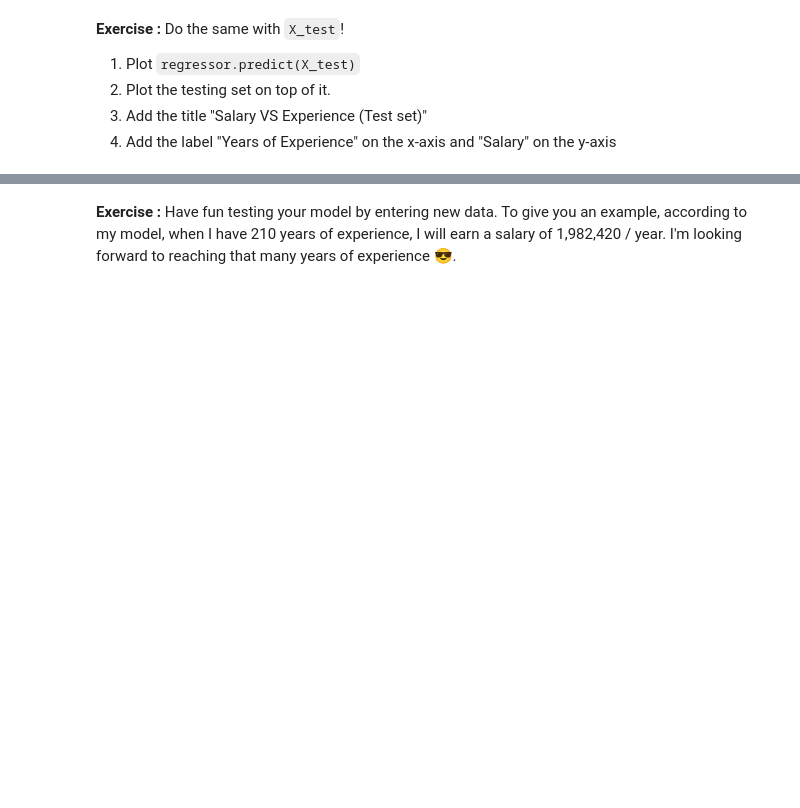
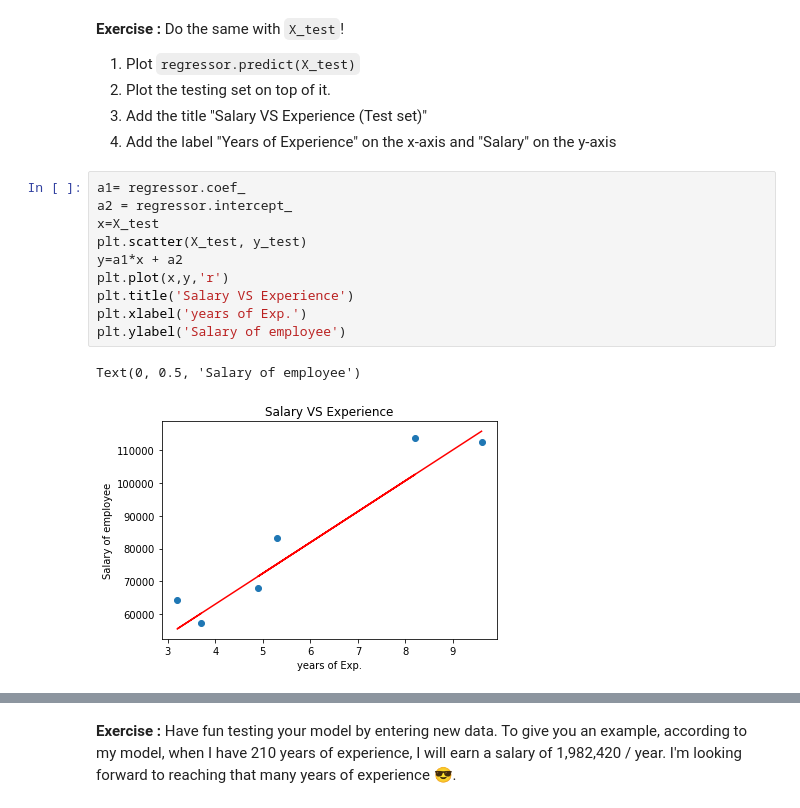
Before and after one commit to HavvaEb/Machine_Learning_exercise, a Jupyter notebook: 4.machine_learning/1.Regression/01-Simple_linear_regression_sklearn.ipynb, the cells around one changed output, grey strips where cells are left out. Cells and saved outputs as stored; diff of their text form; blank space fills up the shorter version.

```diff
--- a/4.machine_learning/1.Regression/01-Simple_linear_regression_sklearn.ipynb
+++ b/4.machine_learning/1.Regression/01-Simple_linear_regression_sklearn.ipynb
@@ -319,6 +320,19 @@ The expected result should look like this:
 2. Plot the testing set on top of it.
 3. Add the title "Salary VS Experience (Test set)"
 4. Add the label "Years of Experience" on the x-axis and "Salary" on the y-axis
+# %%
+a1= regressor.coef_
+a2 = regressor.intercept_
+x=X_test
+plt.scatter(X_test, y_test)
+y=a1*x + a2
+plt.plot(x,y,'r')
+plt.title('Salary VS Experience')
+plt.xlabel('years of Exp.')
+plt.ylabel('Salary of employee')
+# %% [output]
+Text(0, 0.5, 'Salary of employee')
+[figure, added]
 # %% [markdown]
 The expected result should look like this:
 ![testplot.png](./assets/testplot.png)
```
Also changed, not shown: parts of 2 cells of this notebook.
